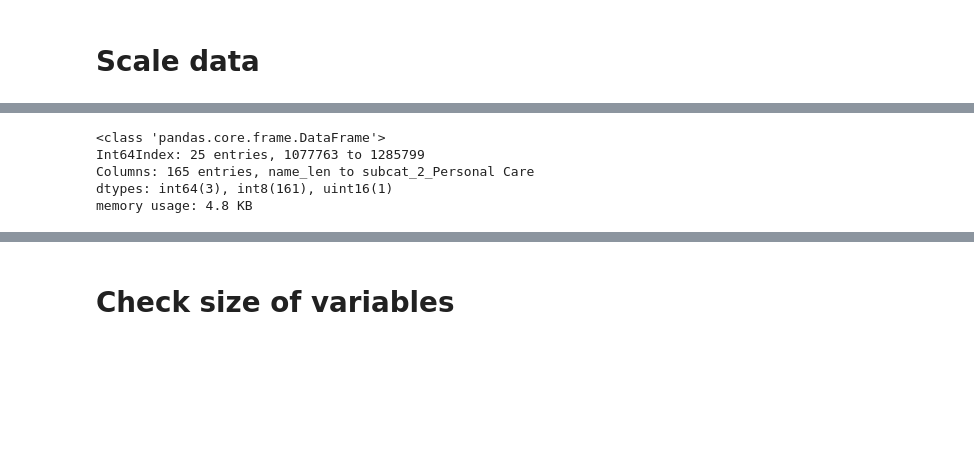
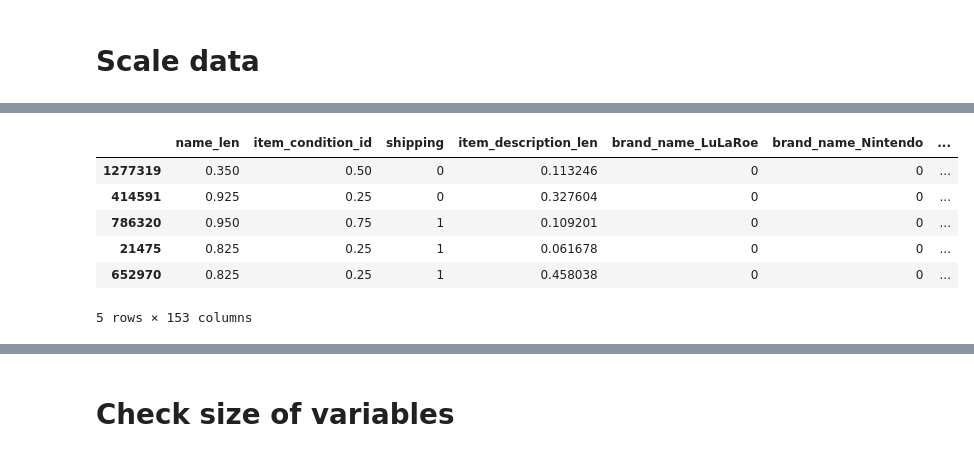
Before and after one commit to danhaus/ml-price-suggestion, a Jupyter notebook: kernels/First_Model.ipynb, the cells around one changed output, grey strips where cells are left out. Drawn from its saved outputs; the diff is of its cells as text; code cells hidden in the pictures; blank space fills up the shorter version.

```diff
--- a/kernels/First_Model.ipynb
+++ b/kernels/First_Model.ipynb
@@ -252,8 +246,10 @@ memory usage: 14.7 KB
-# %%
-X_test_unscaled.info()
-# %% [output]
-<class 'pandas.core.frame.DataFrame'>
-Int64Index: 25 entries, 1077763 to 1285799
-Columns: 165 entries, name_len to subcat_2_Personal Care
-dtypes: int64(3), int8(161), uint16(1)
-memory usage: 4.8 KB
+# %%
+X_train.head()
+# %% [output]
+|  | name_len | item_condition_id | shipping | item_description_len | brand_name_LuLaRoe | brand_name_Nintendo | ... |
+| 1277319 | 0.350 | 0.50 | 0 | 0.113246 | 0 | 0 | ... |
+| 414591 | 0.925 | 0.25 | 0 | 0.327604 | 0 | 0 | ... |
+| 786320 | 0.950 | 0.75 | 1 | 0.109201 | 0 | 0 | ... |
+| 21475 | 0.825 | 0.25 | 1 | 0.061678 | 0 | 0 | ... |
+| 652970 | 0.825 | 0.25 | 1 | 0.458038 | 0 | 0 | ... |
+5 rows × 153 columns
```
Also changed, not shown: parts of 15 cells of this notebook.
